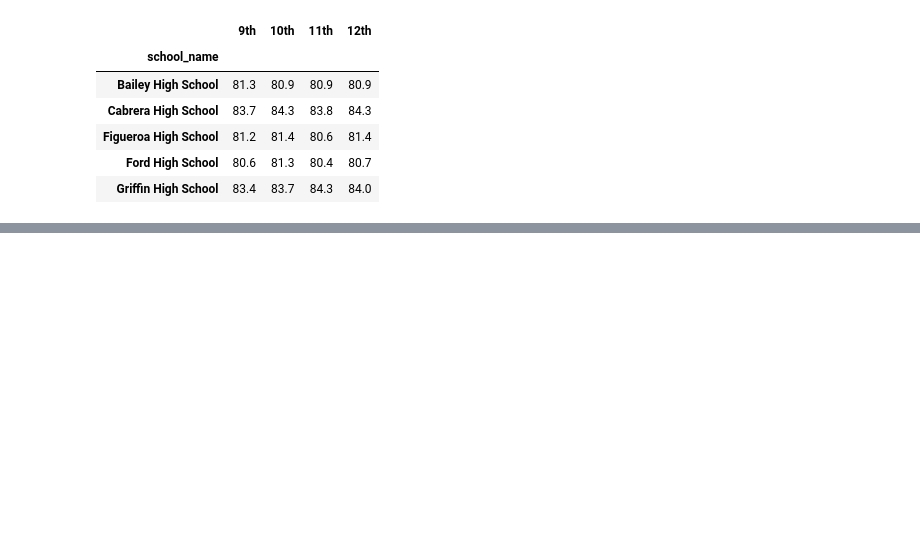
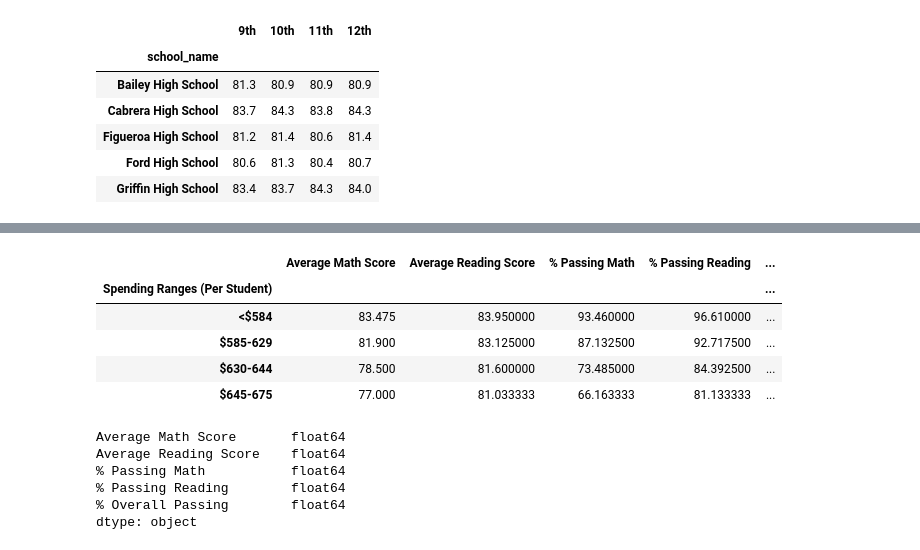
Before and after one commit to luisnewmanh/School_District_Analysis, a Jupyter notebook: PyCitySchools.ipynb, the cells around one changed output, grey strips where cells are left out. Drawn from its saved outputs; the diff is of its cells as text; code cells hidden in the pictures; blank space fills up the shorter version.

```diff
--- a/PyCitySchools.ipynb
+++ b/PyCitySchools.ipynb
@@ -917,0 +1024,37 @@ reading_scores_by_grade.head()
+# %%
+# Group each school Series by the school name for the average reading score.
+per_bin_reading_scores = per_school_summary_df.groupby(["Spending Ranges (Per Student)"]).mean()["Average Reading Score"]
+# %%
+# Group each school Series by the school name for the average math score %.
+per_bin_passing_math = per_school_summary_df.groupby(["Spending Ranges (Per Student)"]).mean()["% Passing Math"]
+# %%
+# Group each school Series by the school name for the average reading score %.
+per_bin_passing_reading = per_school_summary_df.groupby(["Spending Ranges (Per Student)"]).mean()["% Passing Reading"]
+# %%
+# Group each school Series by the school name for the overall passing score %.
+per_bin_passing_overall = per_school_summary_df.groupby(["Spending Ranges (Per Student)"]).mean()["% Overall Passing"]
+# %%
+# Combine each Series for scores by budget range school into single DataFrame.
+scores_by_budget = pd.DataFrame({
+               "Average Math Score": per_bin_math_scores,
+               "Average Reading Score": per_bin_reading_scores,
+               "% Passing Math": per_bin_passing_math,
+               "% Passing Reading": per_bin_passing_reading,
+               "% Overall Passing": per_bin_passing_overall})
+scores_by_budget
+# %% [output]
+|  | Average Math Score | Average Reading Score | % Passing Math | % Passing Reading | ... |
+| Spending Ranges (Per Student) |  |  |  |  | ... |
+| <$584 | 83.475 | 83.950000 | 93.460000 | 96.610000 | ... |
+| $585-629 | 81.900 | 83.125000 | 87.132500 | 92.717500 | ... |
+| $630-644 | 78.500 | 81.600000 | 73.485000 | 84.392500 | ... |
+| $645-675 | 77.000 | 81.033333 | 66.163333 | 81.133333 | ... |
+# %%
+scores_by_budget.dtypes
+# %% [output]
+Average Math Score       float64
+Average Reading Score    float64
+% Passing Math           float64
+% Passing Reading        float64
+% Overall Passing        float64
+dtype: object
```
Also changed, not shown: parts of 11 cells of this notebook.
